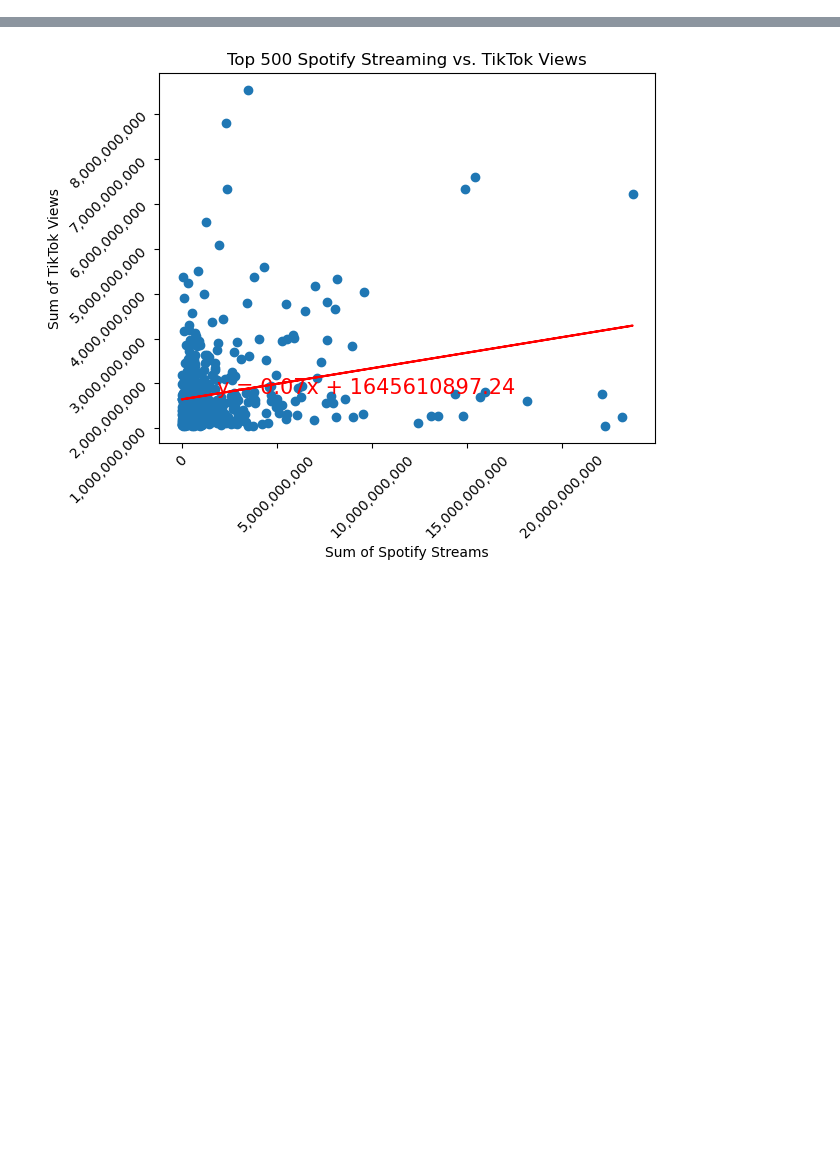
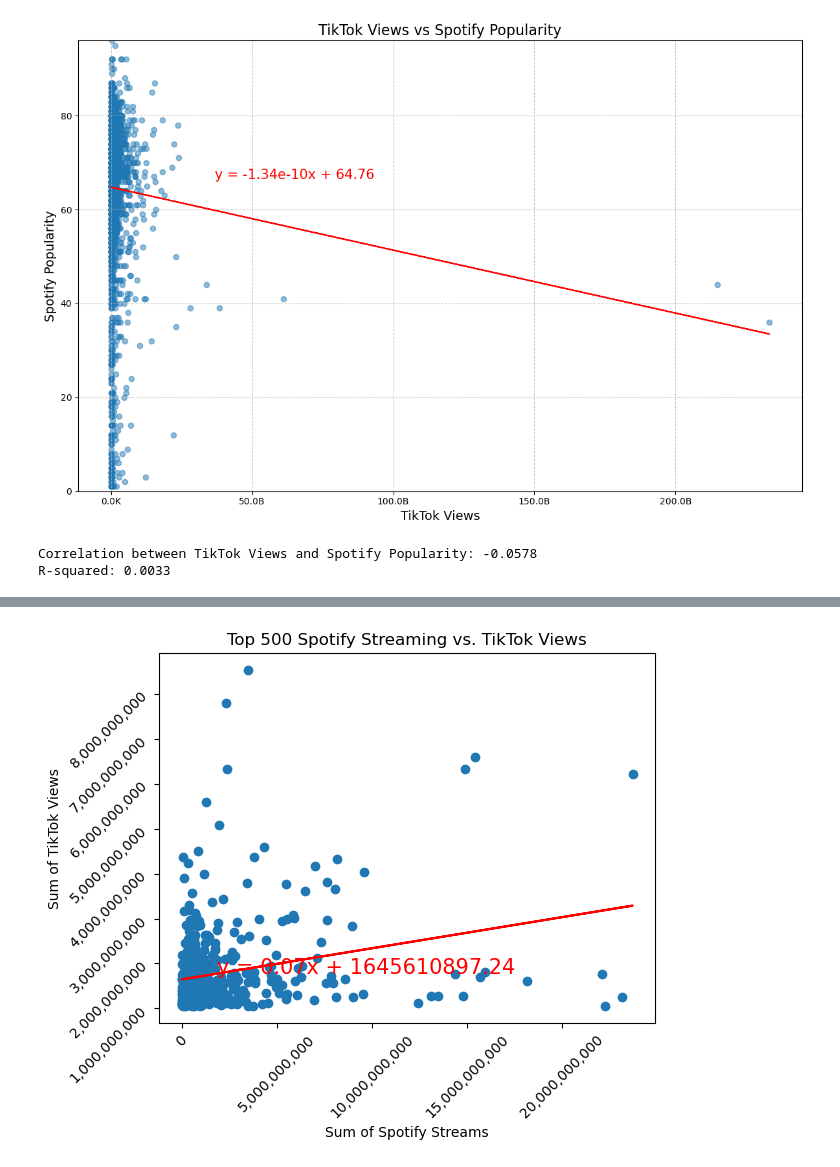
Before and after one commit to qstibbins/project-1, a Jupyter notebook: data.ipynb, the cells around one changed output, grey strips where cells are left out. Saved outputs shown, nothing was run; the diff lists cells and outputs as text; code cells hidden in the pictures; blank space fills up the shorter version.

```diff
--- a/data.ipynb
+++ b/data.ipynb
@@ -71,0 +36,11 @@ merged_df.dropna(inplace=True)
+# %%
+# Select relevant columns
+
+columns_to_select=['Track', 'Artist', 'Spotify Popularity', 'Spotify Streams', 'TikTok Views']
+
+tiktok_views_data = csv_df[columns_to_select].copy()
+
+# Rename specific columns
+tiktok_views_data.rename(columns={'Track': 'Song'}, inplace=True)
+
+tiktok_views_data.head()
@@ -71,0 +64,4 @@ merged_df.dropna(inplace=True)
+# %%
+# Drop blank rows
+tiktok_views_data_clean = tiktok_views_data.dropna()
+tiktok_views_data_clean.count()
@@ -71,0 +153,65 @@ merged_df.dropna(inplace=True)
+# %%
+# Define a function to format axis ticks
+def format_ticks(x, pos):
+    if x >= 1e9:
+        return f'{x/1e9:.1f}B'  # convert to billions (e.g. 1,000,000,000 -> 1.0B)
+    elif x >= 1e6:
+        return f'{x/1e6:.1f}M'  # convert to millions (e.g. 1,000,000 -> 1.0M)
+    else:
+        return f'{x/1e3:.1f}K'  # convert to thousands (e.g. 1,000 -> 1.0K)
+
+# Create the scatter plot
+plt.figure(figsize=(12, 8))
+plt.scatter(tiktok_views_data_clean['TikTok Views'],
+            tiktok_views_data_clean['Spotify Popularity'],
+            alpha=0.5)          # alpha for transparency
+
+# Calculate the line of best fit
+slope, intercept, r_value, p_value, std_err = st.linregress(tiktok_views_data_clean['TikTok Views'],
+                                                            tiktok_views_data_clean['Spotify Popularity'])
+line = slope * tiktok_views_data_clean['TikTok Views'] + intercept
+
+# Plot the line of best fit
+plt.plot(tiktok_views_data_clean['TikTok Views'], line, color='r',
+         label=f'y = {slope:.2e}x + {intercept:.2f}')     # uses scientific notation for slope for readability
+
+# Add the formula as a label on the graph
+x_pos = tiktok_views_data_clean['TikTok Views'].mean()    # x-position for the label
+y_pos = slope * x_pos + intercept                         # corresponding y-position on the line
+plt.annotate(f'y = {slope:.2e}x + {intercept:.2f}',
+             (x_pos, y_pos),
+             textcoords="offset points",
+             xytext=(200,10),                             # offest text so it's not directly on top of data
+             ha='center',
+             fontsize=15,
+             color='red')
+
+# Set labels and title
+plt.xlabel('TikTok Views', fontsize=14)
+plt.ylabel('Spotify Popularity', fontsize=14)
+plt.title('TikTok Views vs Spotify Popularity', fontsize=16)
+
+# Format x-axis ticks
+plt.gca().xaxis.set_major_formatter(ticker.FuncFormatter(format_ticks))
+
+# Set y-axis limits
+max_popularity = tiktok_views_data_clean['Spotify Popularity'].max()
+plt.ylim(0, max_popularity)                               # this sets the y-axis range
+
+# Add a grid for better readability
+plt.grid(True, linestyle='--', alpha=0.7)
+
+# Tight layout to use space efficiently
+plt.tight_layout()
+
+# Show the plot
+plt.show()
+
+# Calculate and print the correlation
+correlation = tiktok_views_data_clean['TikTok Views'].corr(tiktok_views_data_clean['Spotify Popularity'])
+print(f"Correlation between TikTok Views and Spotify Popularity: {correlation:.4f}")
+print(f"R-squared: {r_value**2:.4f}")
+# %% [output]
+[figure, added]
+Correlation between TikTok Views and Spotify Popularity: -0.0578
+R-squared: 0.0033
```
Also changed, not shown: parts of 19 cells of this notebook, 3 other files.
